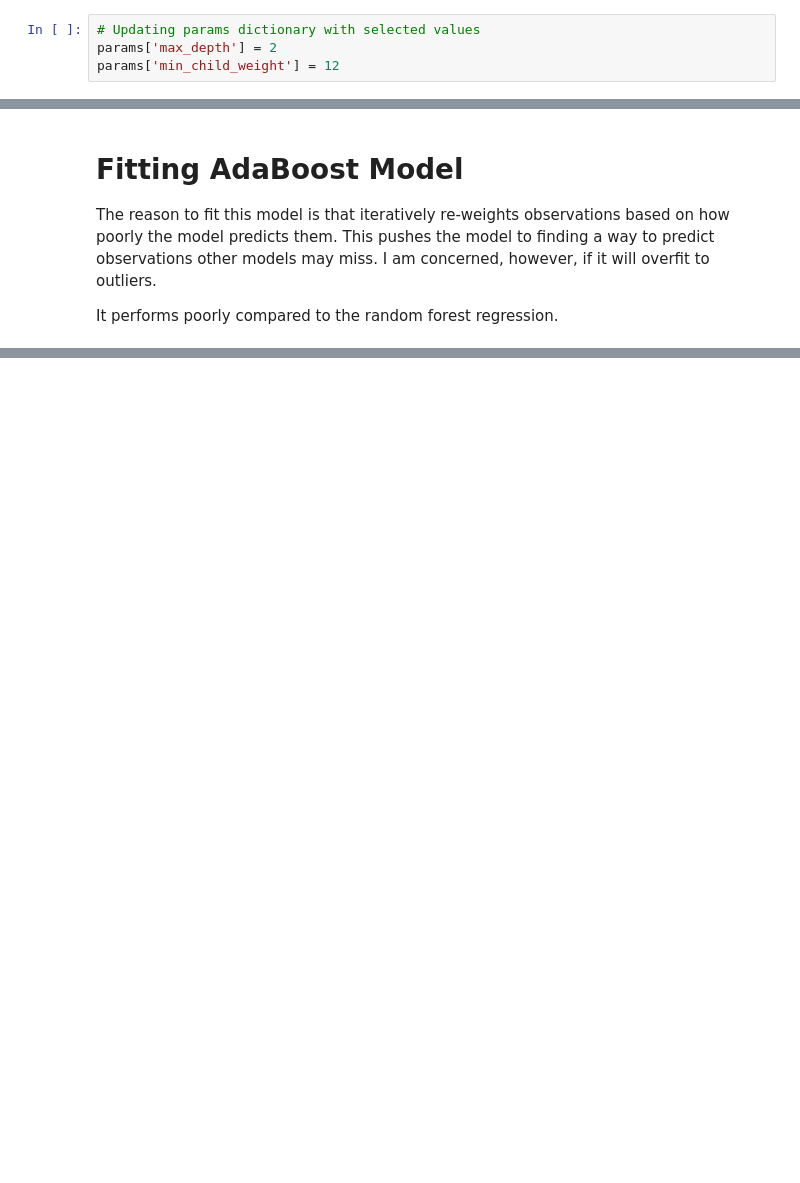
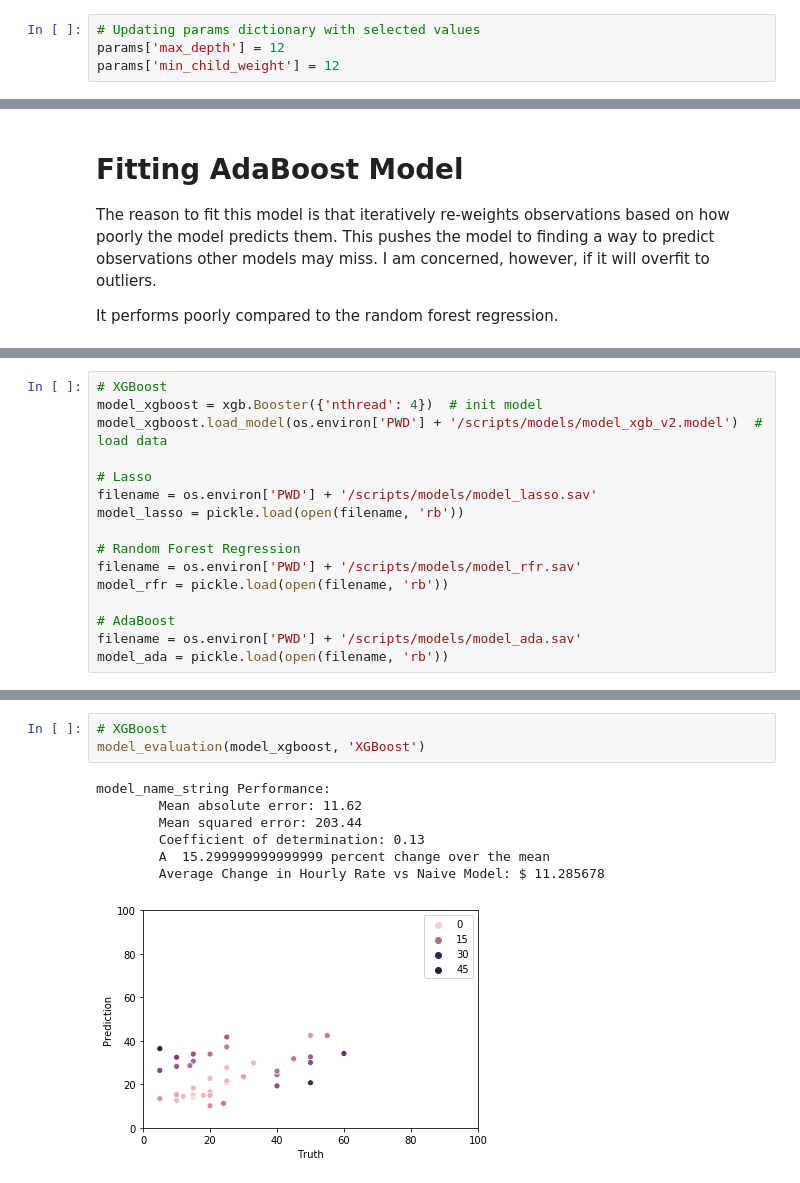
Before and after one commit to lmgibson/MyRate, a Jupyter notebook: notebooks/modeling/model_training.ipynb, the cells around one changed output, grey strips where cells are left out. Cells and saved outputs as stored; diff of their text form; blank space fills up the shorter version.

```diff
--- a/notebooks/modeling/model_training.ipynb
+++ b/notebooks/modeling/model_training.ipynb
@@ -208,6 +236,6 @@ Best params: 2, 12, MAE: 15.389829599999999
 # %%
 # Updating params dictionary with selected values
-params['max_depth'] = 2
+params['max_depth'] = 12
 params['min_child_weight'] = 12
 # %%
 # Tuning subsample and colsample_bytree
@@ -468,0 +563,16 @@ Fitting 5 folds for each of 60 candidates, totalling 300 fits
+# %%
+# XGBoost
+model_xgboost = xgb.Booster({'nthread': 4})  # init model
+model_xgboost.load_model(os.environ['PWD'] + '/scripts/models/model_xgb_v2.model')  # load data
+
+# Lasso
+filename = os.environ['PWD'] + '/scripts/models/model_lasso.sav'
+model_lasso = pickle.load(open(filename, 'rb'))
+
+# Random Forest Regression
+filename = os.environ['PWD'] + '/scripts/models/model_rfr.sav'
+model_rfr = pickle.load(open(filename, 'rb'))
+
+# AdaBoost
+filename = os.environ['PWD'] + '/scripts/models/model_ada.sav'
+model_ada = pickle.load(open(filename, 'rb'))
@@ -468,0 +588,11 @@ Fitting 5 folds for each of 60 candidates, totalling 300 fits
+# %%
+# XGBoost
+model_evaluation(model_xgboost, 'XGBoost')
+# %% [output]
+model_name_string Performance:
+        Mean absolute error: 11.62
+        Mean squared error: 203.44
+        Coefficient of determination: 0.13
+        A  15.299999999999999 percent change over the mean
+        Average Change in Hourly Rate vs Naive Model: $ 11.285678
+[figure, added]
```
Also changed, not shown: parts of 22 cells of this notebook, 8 other files.
